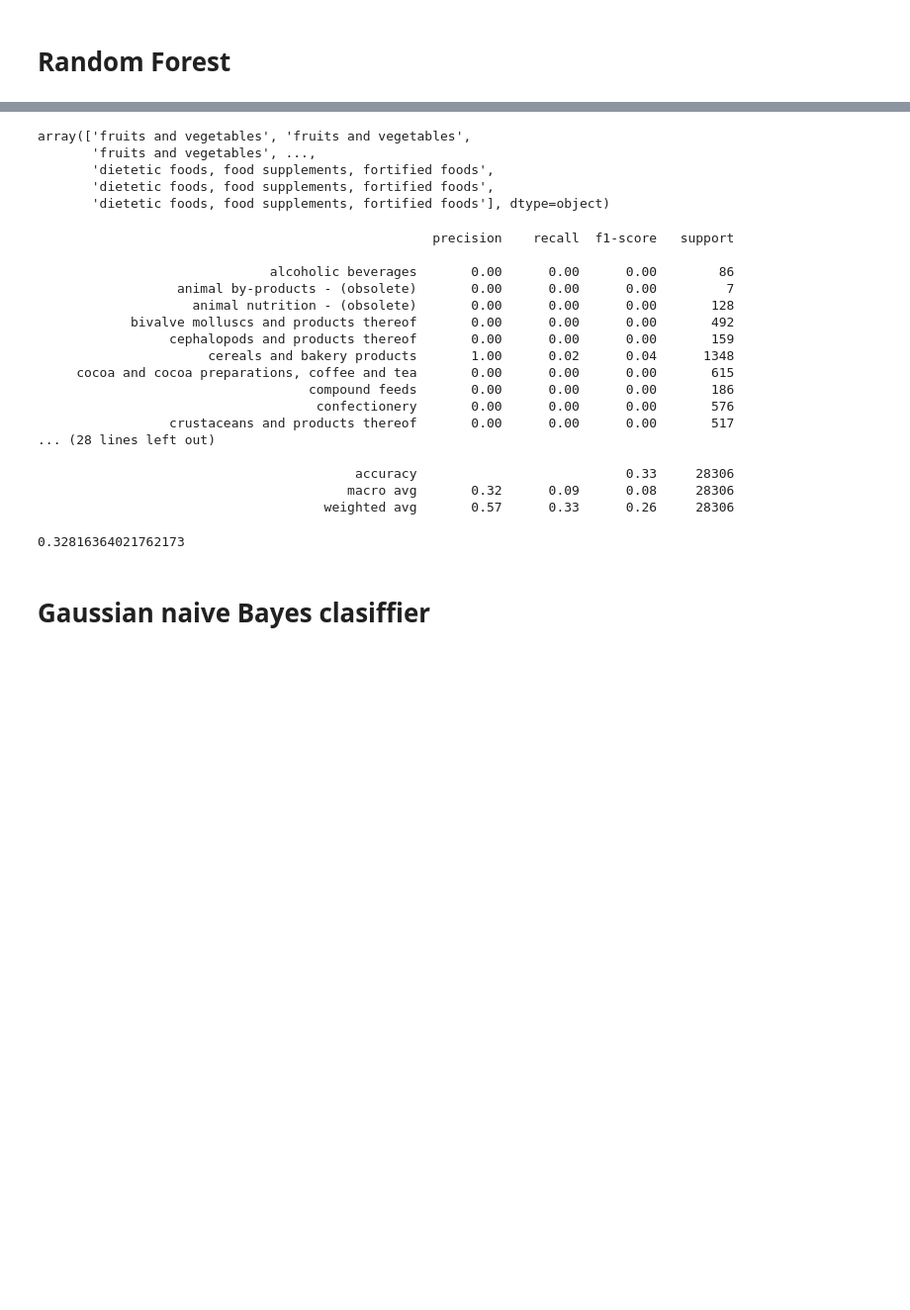
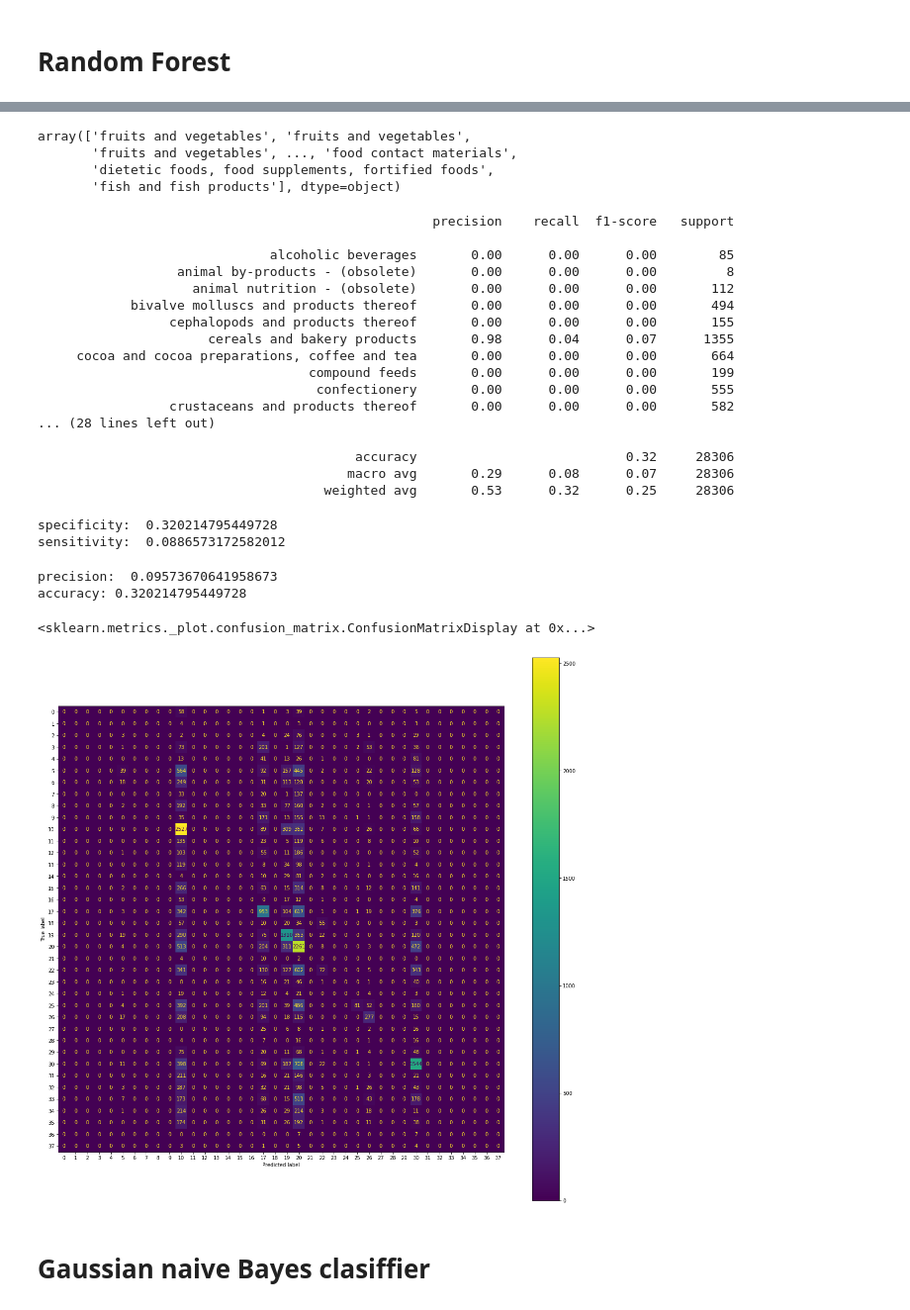
Before and after one commit to FernandoPerezLara/RASFF-predictions-dashboard, a Jupyter notebook: Models/Baselines/ML_algorithms.ipynb, the cells around one changed output, grey strips where cells are left out. Shown at 99% size. Drawn from its saved outputs; the diff is of its cells as text; code cells hidden in the pictures; blank space fills up the shorter version.

```diff
--- a/Models/Baselines/ML_algorithms.ipynb
+++ b/Models/Baselines/ML_algorithms.ipynb
@@ -198,5 +209,5 @@ KeyboardInterrupt:
 # %%
-clf = RandomForestClassifier(bootstrap = True, max_depth = 110, max_features = 3, min_samples_leaf =  3, min_samples_split = 8, n_estimators =  200)
+clf = RandomForestClassifier(bootstrap = True, max_depth = 110, max_features = 3, min_samples_leaf =  3, min_samples_split = 12, n_estimators =  100)
 clf = clf.fit(X_train,y_train)
 # %%
 y_pred = clf.predict(X_test)
@@ -204,44 +215,50 @@ y_pred = clf.predict(X_test)
 y_pred
 # %% [output]
 array(['fruits and vegetables', 'fruits and vegetables',
-       'fruits and vegetables', ...,
+       'fruits and vegetables', ..., 'food contact materials',
        'dietetic foods, food supplements, fortified foods',
-       'dietetic foods, food supplements, fortified foods',
-       'dietetic foods, food supplements, fortified foods'], dtype=object)
+       'fish and fish products'], dtype=object)
 # %%
 print(classification_report(y_test,y_pred))
 # %% [output]
                                                    precision    recall  f1-score   support
 
-                              alcoholic beverages       0.00      0.00      0.00        86
-                  animal by-products - (obsolete)       0.00      0.00      0.00         7
-                    animal nutrition - (obsolete)       0.00      0.00      0.00       128
-            bivalve molluscs and products thereof       0.00      0.00      0.00       492
-                 cephalopods and products thereof       0.00      0.00      0.00       159
-                      cereals and bakery products       1.00      0.02      0.04      1348
-     cocoa and cocoa preparations, coffee and tea       0.00      0.00      0.00       615
-                                   compound feeds       0.00      0.00      0.00       186
-                                    confectionery       0.00      0.00      0.00       576
-                 crustaceans and products thereof       0.00      0.00      0.00       517
+                              alcoholic beverages       0.00      0.00      0.00        85
+                  animal by-products - (obsolete)       0.00      0.00      0.00         8
+                    animal nutrition - (obsolete)       0.00      0.00      0.00       112
+            bivalve molluscs and products thereof       0.00      0.00      0.00       494
+                 cephalopods and products thereof       0.00      0.00      0.00       155
+                      cereals and bakery products       0.98      0.04      0.07      1355
+     cocoa and cocoa preparations, coffee and tea       0.00      0.00      0.00       664
+                                   compound feeds       0.00      0.00      0.00       199
+                                    confectionery       0.00      0.00      0.00       555
+                 crustaceans and products thereof       0.00      0.00      0.00       582
 ... (28 lines left out)
 
-                                         accuracy                           0.33     28306
-                                        macro avg       0.32      0.09      0.08     28306
-                                     weighted avg       0.57      0.33      0.26     28306
+                                         accuracy                           0.32     28306
+                                        macro avg       0.29      0.08      0.07     28306
+                                     weighted avg       0.53      0.32      0.25     28306
 # %%
 print("specificity: ",clf.score(X_test, y_test))
 
 print("sensitivity: ",recall_score(y_test, y_pred, average='macro'))
 
 print("precision: ",precision_score(y_test, y_pred, average='macro'))
 
-cm= confusion_matrix(y_test, y_pred)
+print("accuracy:",accuracy_score(y_test, y_pred))
 
-disp = ConfusionMatrixDisplay(confusion_matrix=cm,
-                              display_labels=clf.classes_)
-disp.plot()
+cm = confusion_matrix(y_test, y_pred)
+cm = ConfusionMatrixDisplay(confusion_matrix=cm)
+
+fig, ax = plt.subplots(figsize=(20, 20))
+cm.plot(ax=ax)
 # %% [output]
-0.32816364021762173
+specificity:  0.320214795449728
+sensitivity:  0.0886573172582012
+precision:  0.09573670641958673
+accuracy: 0.320214795449728
+<sklearn.metrics._plot.confusion_matrix.ConfusionMatrixDisplay at 0x...>
+[figure, added]
 # %% [markdown]
 # Gaussian naive Bayes clasiffier
 # %%
```
Also changed, not shown: parts of 10 cells of this notebook.
